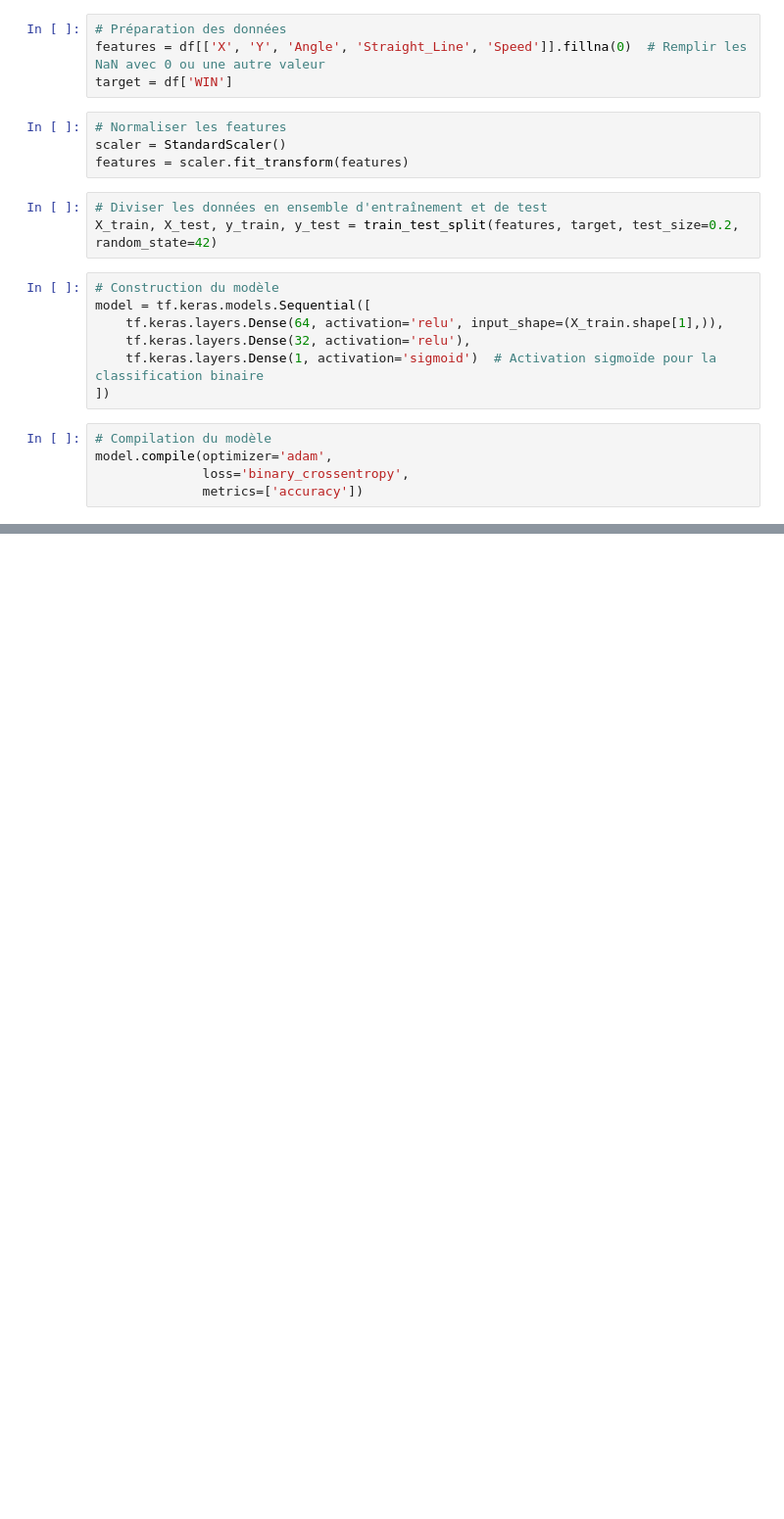
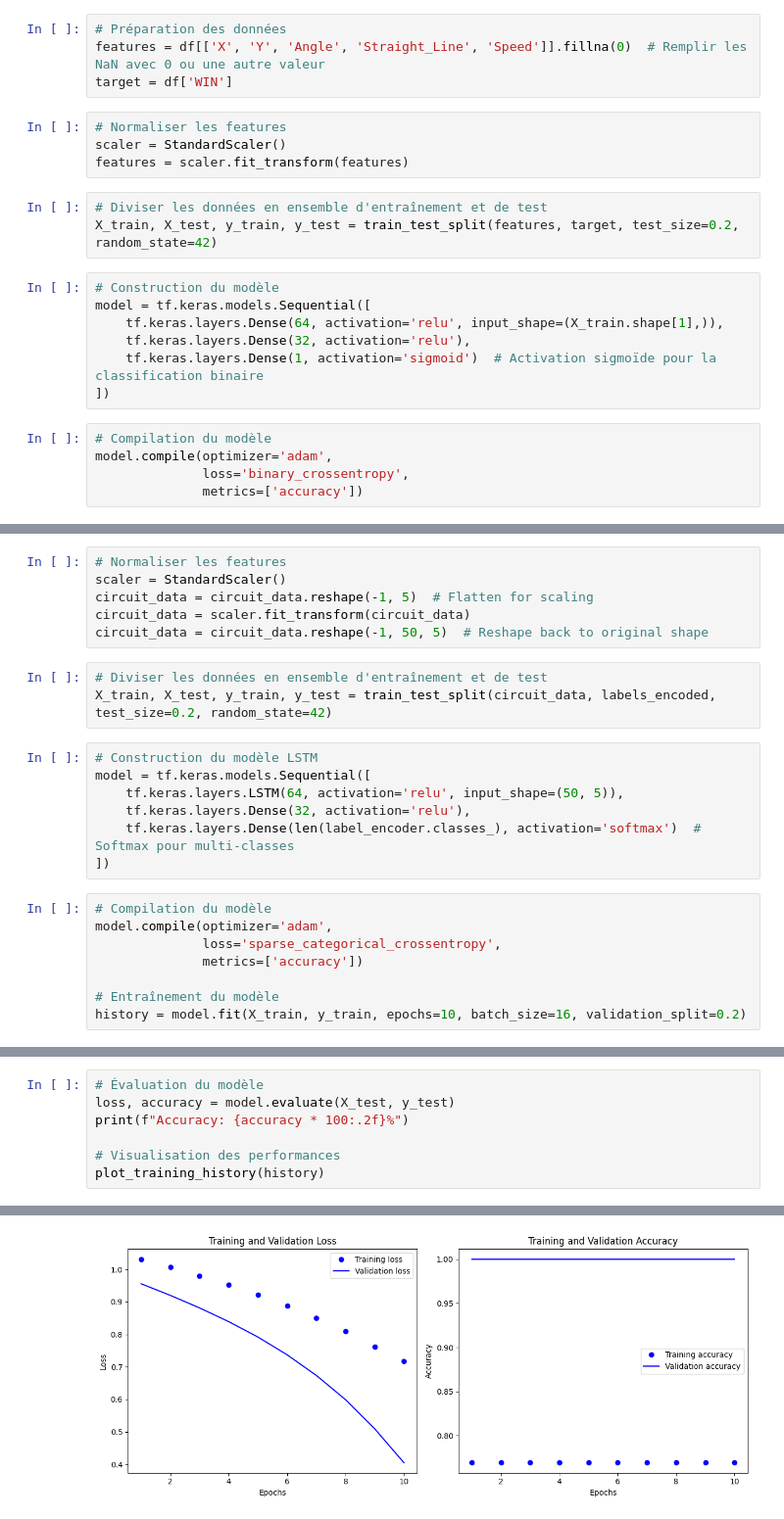
Before and after one commit to rricc22/F1, a Jupyter notebook: quick_analyse.ipynb, the cells around one changed output, grey strips where cells are left out. Shown: that part at 98% size. Saved outputs shown, nothing was run; the diff lists cells and outputs as text; blank space fills up the shorter version.

```diff
--- a/quick_analyse.ipynb
+++ b/quick_analyse.ipynb
@@ -76,0 +225,24 @@ Accuracy: 84.55%
+# %%
+# Normaliser les features
+scaler = StandardScaler()
+circuit_data = circuit_data.reshape(-1, 5)  # Flatten for scaling
+circuit_data = scaler.fit_transform(circuit_data)
+circuit_data = circuit_data.reshape(-1, 50, 5)  # Reshape back to original shape
+# %%
+# Diviser les données en ensemble d'entraînement et de test
+X_train, X_test, y_train, y_test = train_test_split(circuit_data, labels_encoded, test_size=0.2, random_state=42)
+# %%
+# Construction du modèle LSTM
+model = tf.keras.models.Sequential([
+    tf.keras.layers.LSTM(64, activation='relu', input_shape=(50, 5)),
+    tf.keras.layers.Dense(32, activation='relu'),
+    tf.keras.layers.Dense(len(label_encoder.classes_), activation='softmax')  # Softmax pour multi-classes
+])
+# %%
+# Compilation du modèle
+model.compile(optimizer='adam',
+              loss='sparse_categorical_crossentropy',
+              metrics=['accuracy'])
+
+# Entraînement du modèle
+history = model.fit(X_train, y_train, epochs=10, batch_size=16, validation_split=0.2)
@@ -76,0 +270,8 @@ Accuracy: 84.55%
+# %%
+# Évaluation du modèle
+loss, accuracy = model.evaluate(X_test, y_test)
+print(f"Accuracy: {accuracy * 100:.2f}%")
+
+# Visualisation des performances
+plot_training_history(history)
+# %% [output]
@@ -76,0 +280 @@ Accuracy: 84.55%
+[figure, added]
```
Also changed, not shown: parts of 26 cells of this notebook.
